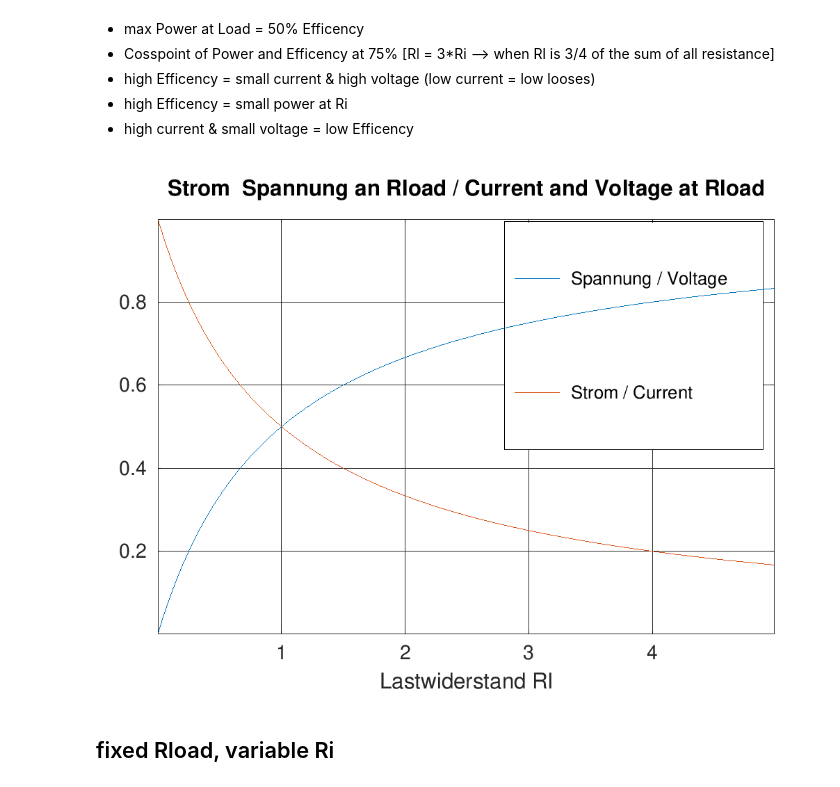
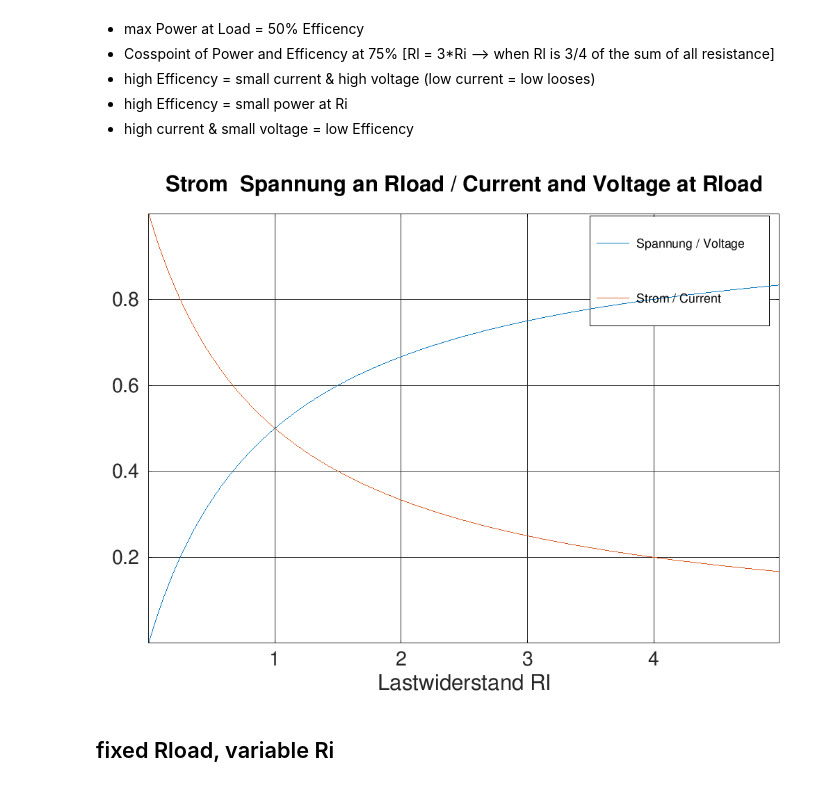
Before and after one commit to schnedann/Jupyter_Notebooks, a Jupyter notebook: octave/Electronic/Leistungsanpassung.ipynb, the cells around one changed output. Cells and saved outputs as stored; diff of their text form; code cells hidden in the pictures.

```diff
--- a/octave/Electronic/Leistungsanpassung.ipynb
+++ b/octave/Electronic/Leistungsanpassung.ipynb
@@ -16,7 +16,7 @@ graphics_toolkit ("gnuplot");
 # %% [markdown]
 ## fixed Ri, variable Rload
 # %%
-nos = 200;
+nos = 512;
 usource=1;
 ri=1;
 rl=0.001:(4.-0.001)./(nos.-1):5;  #load resistance from 1mOhm to 5 Ohm
@@ -55,15 +66,16 @@ set (gca, 'linewidth', 2);
 # %%
 figure(fig++);
 plot(rl,isource.*rl,'linewidth',2,rl,isource,'linewidth',2);
 grid on;
 title("Strom & Spannung an Rload / Current and Voltage at Rload");
 xlabel("Lastwiderstand Rl");
 #ylabel("1==100%");
-legend ("Spannung / Voltage","Strom / Current");
+lgd=legend ("Spannung / Voltage","Strom / Current");
+set(lgd,'FontSize',10);
 axis("tight");
 set (gca, 'linewidth', 2);
 # %% [output]
-[figure, old version]
+[figure, new version]
 # %% [markdown]
 ## fixed Rload, variable Ri
 # %%
```
Also changed, not shown: parts of 6 cells of this notebook, 1 other file.
